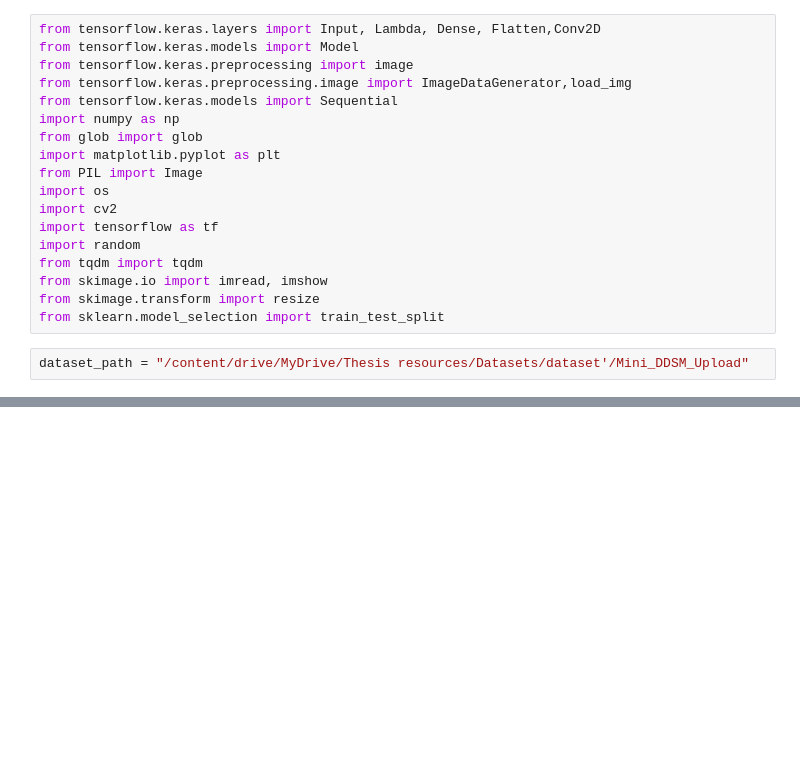
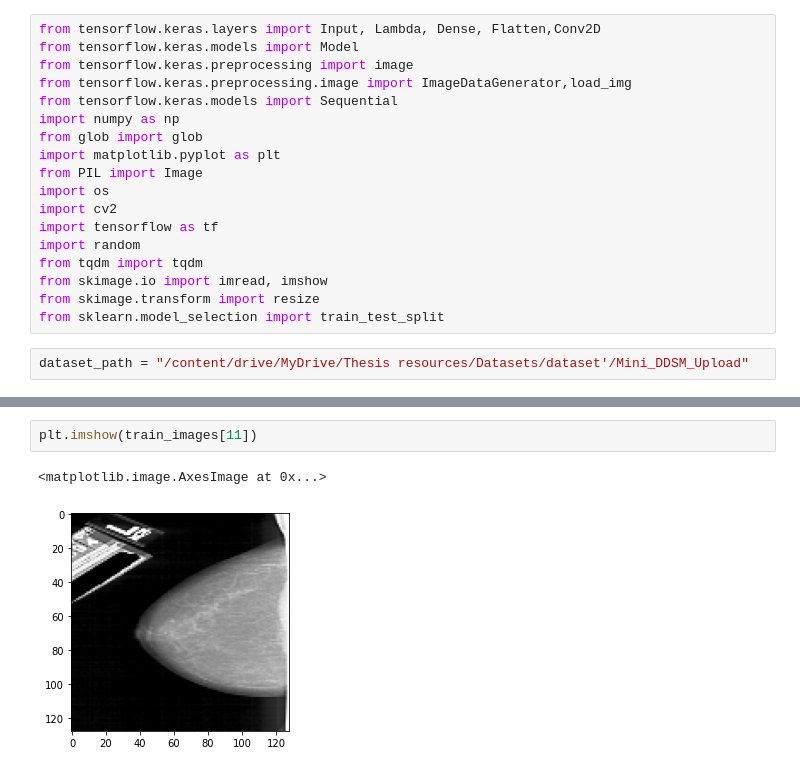
Before and after one commit to Shoeb-Shaon/Breast-Cancer-Classification, a Jupyter notebook: Breast_Cancer_Classification_.ipynb, the cells around one changed output, grey strips where cells are left out. Saved outputs shown, nothing was run; the diff lists cells and outputs as text; blank space fills up the shorter version.

```diff
--- a/Breast_Cancer_Classification_.ipynb
+++ b/Breast_Cancer_Classification_.ipynb
@@ -27,0 +142,5 @@ dataset_path = "/content/drive/MyDrive/Thesis resources/Datasets/dataset'/Mini_D
+# %%
+plt.imshow(train_images[11])
+# %% [output]
+<matplotlib.image.AxesImage at 0x...>
+[figure, added]
```
Also changed, not shown: parts of 21 cells of this notebook.
